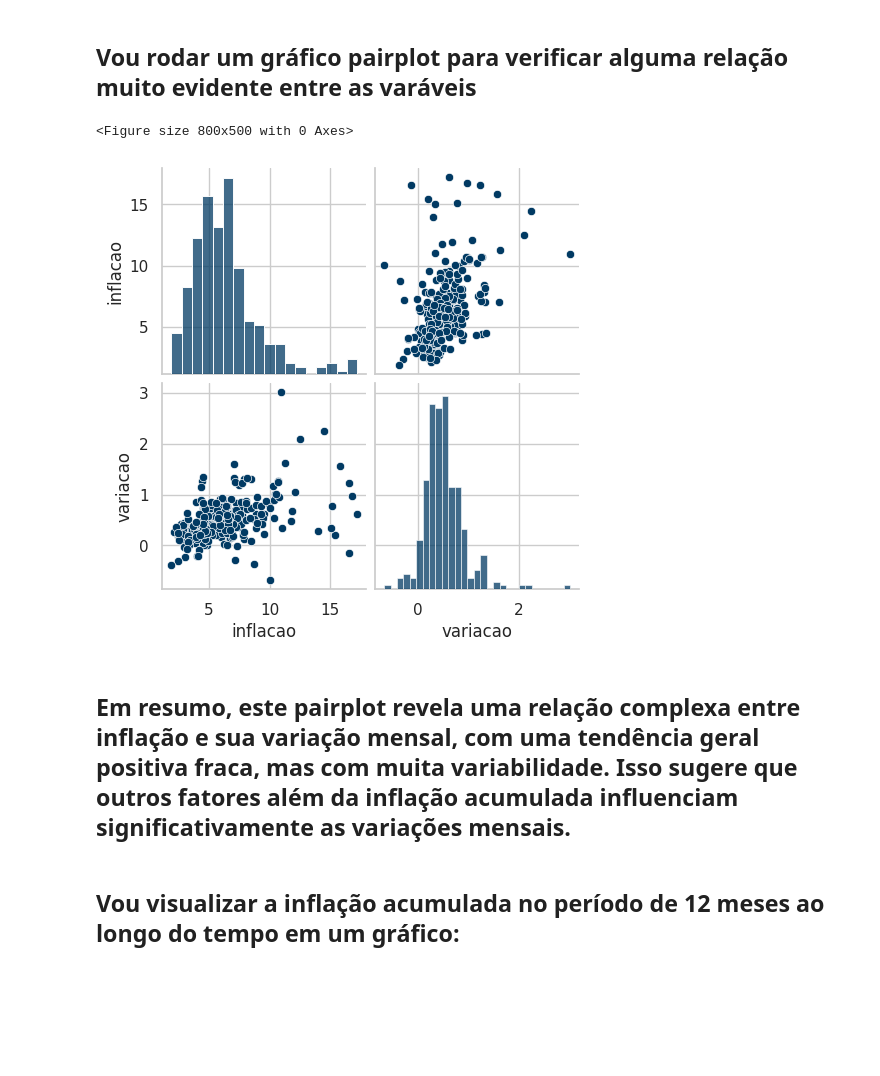
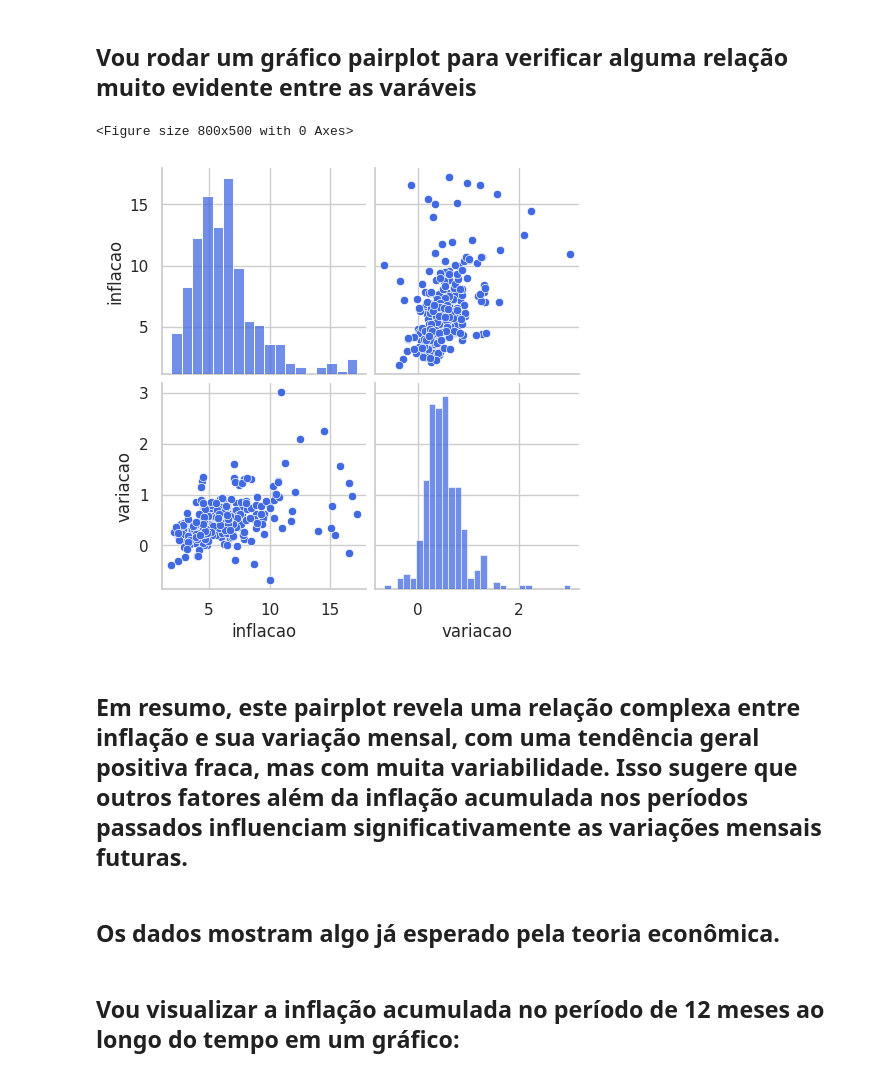
Before and after one commit to jlcamelo2350/economics, a Jupyter notebook: Prevendo_inflação_2024_Brasil/inflação_modelo_Preditivo.ipynb, the cells around one changed output. Drawn from its saved outputs; the diff is of its cells as text; code cells hidden in the pictures; blank space fills up the shorter version.

```diff
--- a/Prevendo_inflação_2024_Brasil/inflação_modelo_Preditivo.ipynb
+++ b/Prevendo_inflação_2024_Brasil/inflação_modelo_Preditivo.ipynb
@@ -88,15 +92,17 @@ df.head()
 # %%
 #vou fazer um gráfico pair plot
 plt.figure(figsize=(8, 5))
-sns.set(style="whitegrid", palette=sns.color_palette(["#013A63", "#000080", "#4169E1", "#0047AB", "#00008B"]))
+sns.set(style="whitegrid", palette=sns.color_palette(["royalblue"]))
 
 sns.pairplot(df)
 plt.show()
 # %% [output]
 <Figure size 800x500 with 0 Axes>
-[figure, old version]
+[figure, new version]
 # %% [markdown]
-##  Em resumo, este pairplot revela uma relação complexa entre inflação e sua variação mensal, com uma tendência geral positiva fraca, mas com muita variabilidade. Isso sugere que outros fatores além da inflação acumulada influenciam significativamente as variações mensais.
+##  Em resumo, este pairplot revela uma relação complexa entre inflação e sua variação mensal, com uma tendência geral positiva fraca, mas com muita variabilidade. Isso sugere que outros fatores além da inflação acumulada nos períodos passados influenciam significativamente as variações mensais futuras.
+# %% [markdown]
+## Os dados mostram algo já esperado pela teoria econômica.
 # %% [markdown]
 ## Vou visualizar a inflação acumulada no período de 12 meses ao longo do tempo em um gráfico:
 # %%
```
Also changed, not shown: parts of 74 cells of this notebook.
